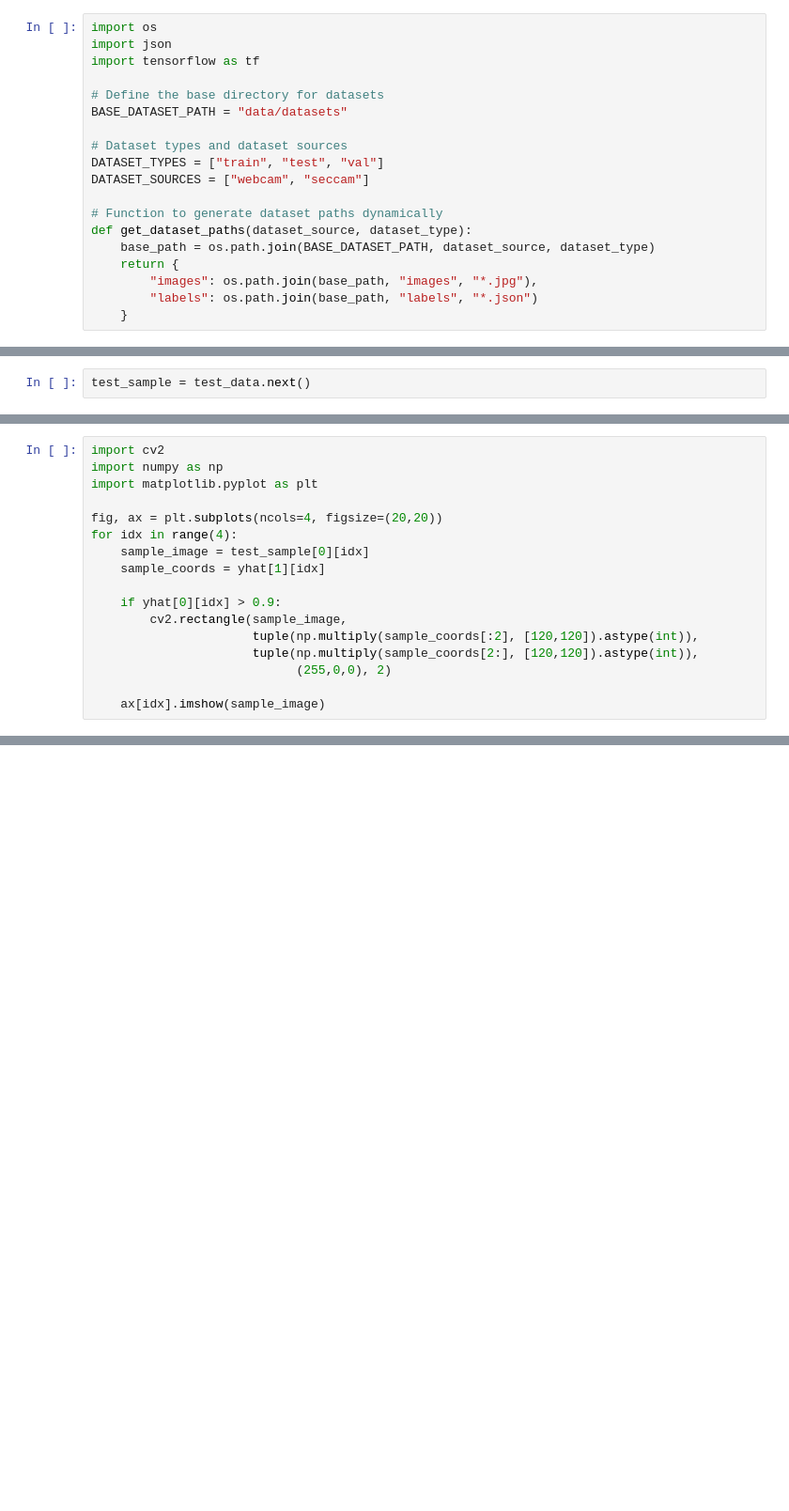
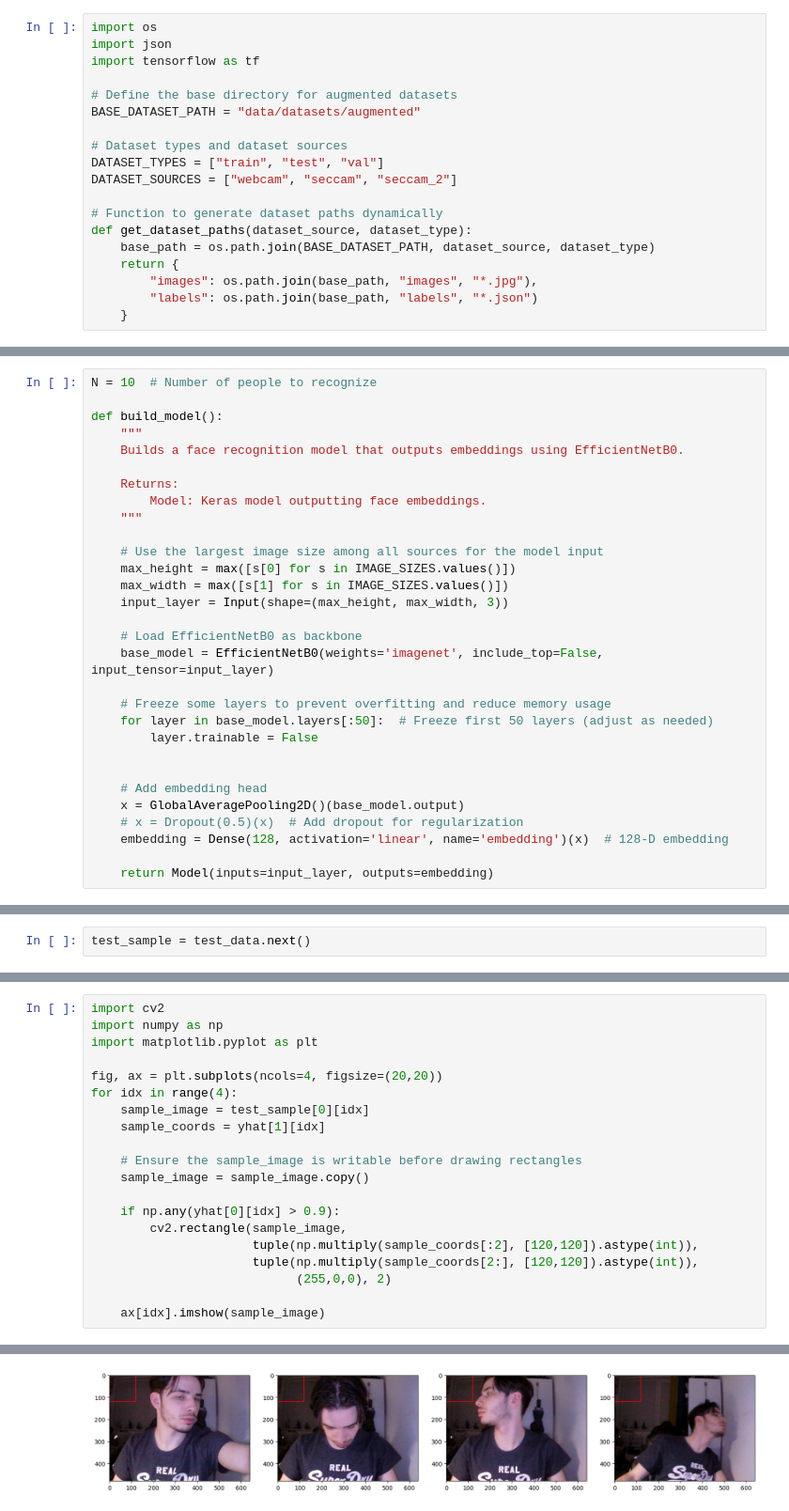
Before and after one commit to YuriiMurha/BP-face-recognition, a Jupyter notebook: src/DeepLearning.ipynb, the cells around one changed output, grey strips where cells are left out. Shown: that part at 94% size. Saved outputs shown, nothing was run; the diff lists cells and outputs as text; blank space fills up the shorter version.

```diff
--- a/src/DeepLearning.ipynb
+++ b/src/DeepLearning.ipynb
@@ -7,12 +7,12 @@ import os
 import json
 import tensorflow as tf
 
-# Define the base directory for datasets
-BASE_DATASET_PATH = "data/datasets"
+# Define the base directory for augmented datasets
+BASE_DATASET_PATH = "data/datasets/augmented"
 
 # Dataset types and dataset sources
 DATASET_TYPES = ["train", "test", "val"]
-DATASET_SOURCES = ["webcam", "seccam"]
+DATASET_SOURCES = ["webcam", "seccam", "seccam_2"]
 
 # Function to generate dataset paths dynamically
 def get_dataset_paths(dataset_source, dataset_type):
@@ -170 +237,31 @@ def build_model():
+# %%
+N = 10  # Number of people to recognize
+
+def build_model():
+    """
+    Builds a face recognition model that outputs embeddings using EfficientNetB0.
+
+    Returns:
+        Model: Keras model outputting face embeddings.
+    """
+
+    # Use the largest image size among all sources for the model input
+    max_height = max([s[0] for s in IMAGE_SIZES.values()])
+    max_width = max([s[1] for s in IMAGE_SIZES.values()])
+    input_layer = Input(shape=(max_height, max_width, 3))
+
+    # Load EfficientNetB0 as backbone
+    base_model = EfficientNetB0(weights='imagenet', include_top=False, input_tensor=input_layer)
+
+    # Freeze some layers to prevent overfitting and reduce memory usage
+    for layer in base_model.layers[:50]:  # Freeze first 50 layers (adjust as needed)
+        layer.trainable = False
+
+
+    # Add embedding head
+    x = GlobalAveragePooling2D()(base_model.output)
+    # x = Dropout(0.5)(x)  # Add dropout for regularization
+    embedding = Dense(128, activation='linear', name='embedding')(x)  # 128-D embedding
+
+    return Model(inputs=input_layer, outputs=embedding)
 # %% [markdown]
@@ -347,10 +520,14 @@ for idx in range(4):
     sample_image = test_sample[0][idx]
     sample_coords = yhat[1][idx]
 
-    if yhat[0][idx] > 0.9:
+    # Ensure the sample_image is writable before drawing rectangles
+    sample_image = sample_image.copy()
+
+    if np.any(yhat[0][idx] > 0.9):
         cv2.rectangle(sample_image,
                       tuple(np.multiply(sample_coords[:2], [120,120]).astype(int)),
                       tuple(np.multiply(sample_coords[2:], [120,120]).astype(int)),
                             (255,0,0), 2)
 
     ax[idx].imshow(sample_image)
+# %% [output]
@@ -356,0 +541 @@ for idx in range(4):
+[figure, added]
```
Also changed, not shown: parts of 60 cells of this notebook, 56 other files.
